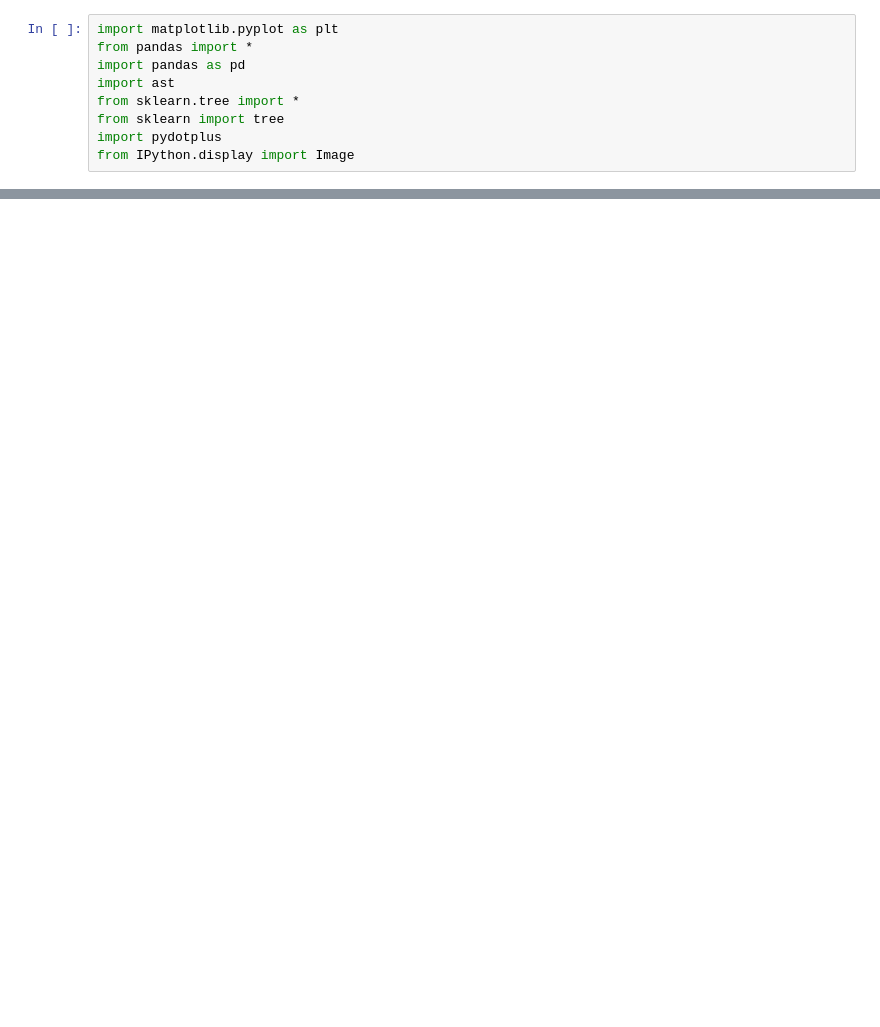
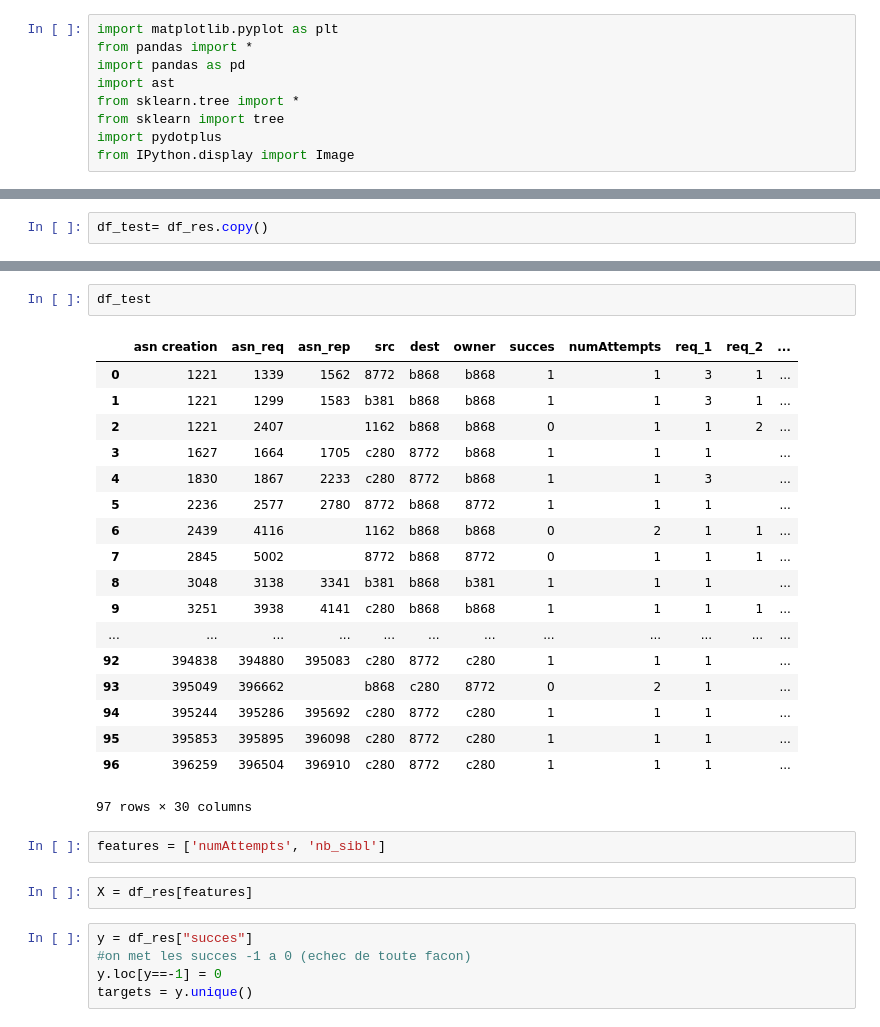
Before and after one commit to pomme-abricot/openwsn-sw, a Jupyter notebook: software/openAnalyzer/TEST_lecture_de_fichier.ipynb, the cells around one changed output, grey strips where cells are left out. Cells and saved outputs as stored; diff of their text form; blank space fills up the shorter version.

```diff
--- a/software/openAnalyzer/TEST_lecture_de_fichier.ipynb
+++ b/software/openAnalyzer/TEST_lecture_de_fichier.ipynb
@@ -437,0 +146,2 @@ DecisionTreeClassifier(class_weight=None, criterion='gini', max_depth=None,
+# %%
+df_test= df_res.copy()
@@ -437,0 +169,30 @@ DecisionTreeClassifier(class_weight=None, criterion='gini', max_depth=None,
+# %%
+df_test
+# %% [output]
+|  | asn creation | asn_req | asn_rep | src | dest | owner | succes | numAttempts | req_1 | req_2 | ... |
+| 0 | 1221 | 1339 | 1562 | 8772 | b868 | b868 | 1 | 1 | 3 | 1 | ... |
+| 1 | 1221 | 1299 | 1583 | b381 | b868 | b868 | 1 | 1 | 3 | 1 | ... |
+| 2 | 1221 | 2407 |  | 1162 | b868 | b868 | 0 | 1 | 1 | 2 | ... |
+| 3 | 1627 | 1664 | 1705 | c280 | 8772 | b868 | 1 | 1 | 1 |  | ... |
+| 4 | 1830 | 1867 | 2233 | c280 | 8772 | b868 | 1 | 1 | 3 |  | ... |
+| 5 | 2236 | 2577 | 2780 | 8772 | b868 | 8772 | 1 | 1 | 1 |  | ... |
+| 6 | 2439 | 4116 |  | 1162 | b868 | b868 | 0 | 2 | 1 | 1 | ... |
+| 7 | 2845 | 5002 |  | 8772 | b868 | 8772 | 0 | 1 | 1 | 1 | ... |
+| 8 | 3048 | 3138 | 3341 | b381 | b868 | b381 | 1 | 1 | 1 |  | ... |
+| 9 | 3251 | 3938 | 4141 | c280 | b868 | b868 | 1 | 1 | 1 | 1 | ... |
+| ... | ... | ... | ... | ... | ... | ... | ... | ... | ... | ... | ... |
+| 92 | 394838 | 394880 | 395083 | c280 | 8772 | c280 | 1 | 1 | 1 |  | ... |
+| 93 | 395049 | 396662 |  | b868 | c280 | 8772 | 0 | 2 | 1 |  | ... |
+| 94 | 395244 | 395286 | 395692 | c280 | 8772 | c280 | 1 | 1 | 1 |  | ... |
+| 95 | 395853 | 395895 | 396098 | c280 | 8772 | c280 | 1 | 1 | 1 |  | ... |
+| 96 | 396259 | 396504 | 396910 | c280 | 8772 | c280 | 1 | 1 | 1 |  | ... |
+97 rows × 30 columns
+# %%
+features = ['numAttempts', 'nb_sibl']
+# %%
+X = df_res[features]
+# %%
+y = df_res["succes"]
+#on met les succes -1 a 0 (echec de toute facon)
+y.loc[y==-1] = 0
+targets = y.unique()
```
Also changed, not shown: parts of 41 cells of this notebook, 7 other files.
